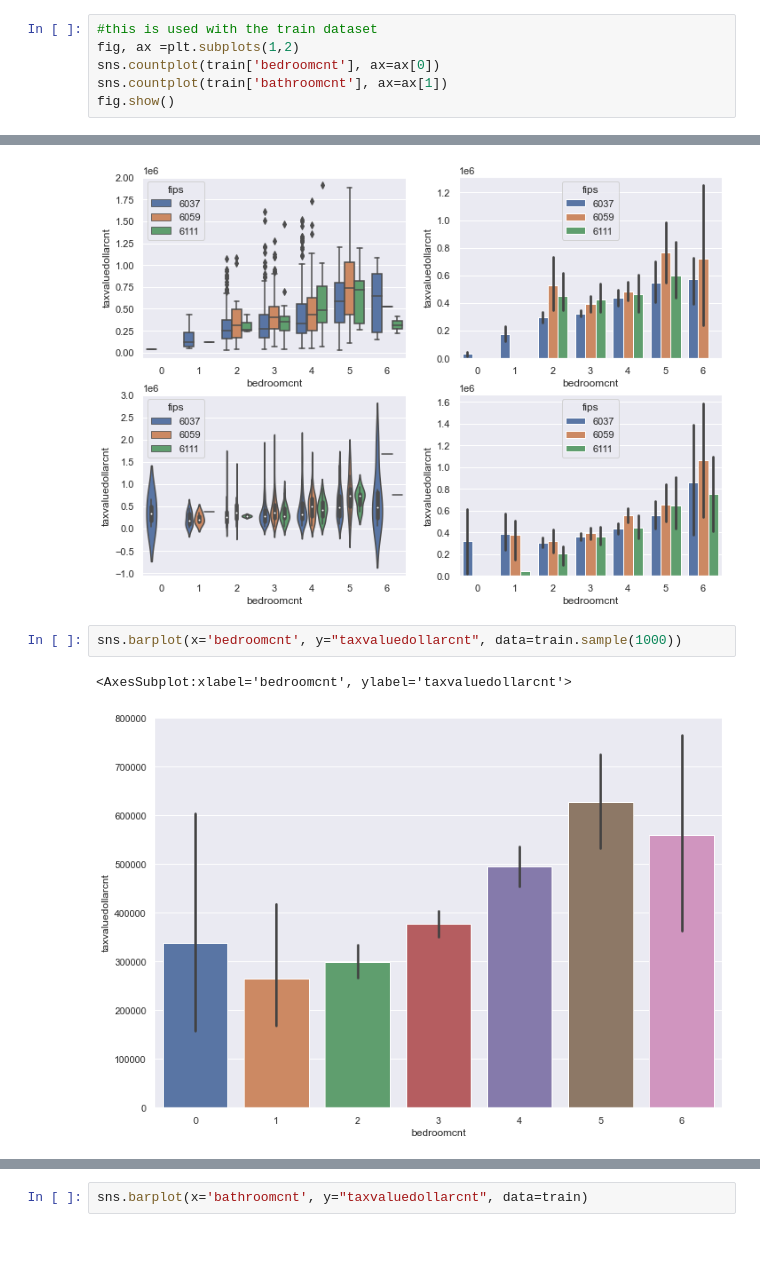
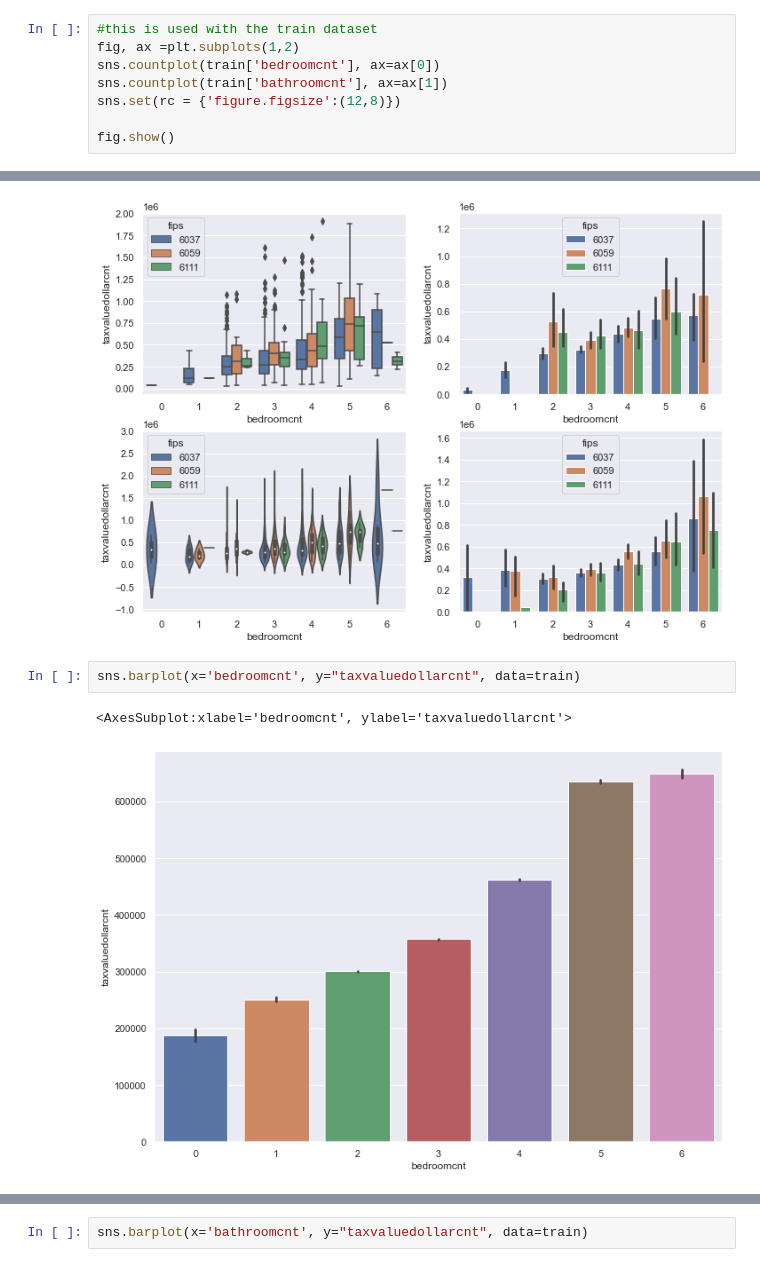
Before and after one commit to GladyBarrios/regression-exercises, a Jupyter notebook: Scaling&Explore.ipynb, the cells around one changed output, grey strips where cells are left out. Drawn from its saved outputs; the diff is of its cells as text.

```diff
--- a/Scaling&Explore.ipynb
+++ b/Scaling&Explore.ipynb
@@ -285,5 +285,7 @@ Make sure to perform a train, validate, test split before and use only your trai
 fig, ax =plt.subplots(1,2)
 sns.countplot(train['bedroomcnt'], ax=ax[0])
 sns.countplot(train['bathroomcnt'], ax=ax[1])
+sns.set(rc = {'figure.figsize':(12,8)})
+
 fig.show()
 # %% [output]
@@ -347,8 +395,8 @@ plot_categorical_and_continuous_vars()
 [figure]
 [figure]
 # %%
-sns.barplot(x='bedroomcnt', y="taxvaluedollarcnt", data=train.sample(1000))
+sns.barplot(x='bedroomcnt', y="taxvaluedollarcnt", data=train)
 # %% [output]
 <AxesSubplot:xlabel='bedroomcnt', ylabel='taxvaluedollarcnt'>
-[figure, old version]
+[figure, new version]
 # %%
```
Also changed, not shown: parts of 9 cells of this notebook, 1 other file.
